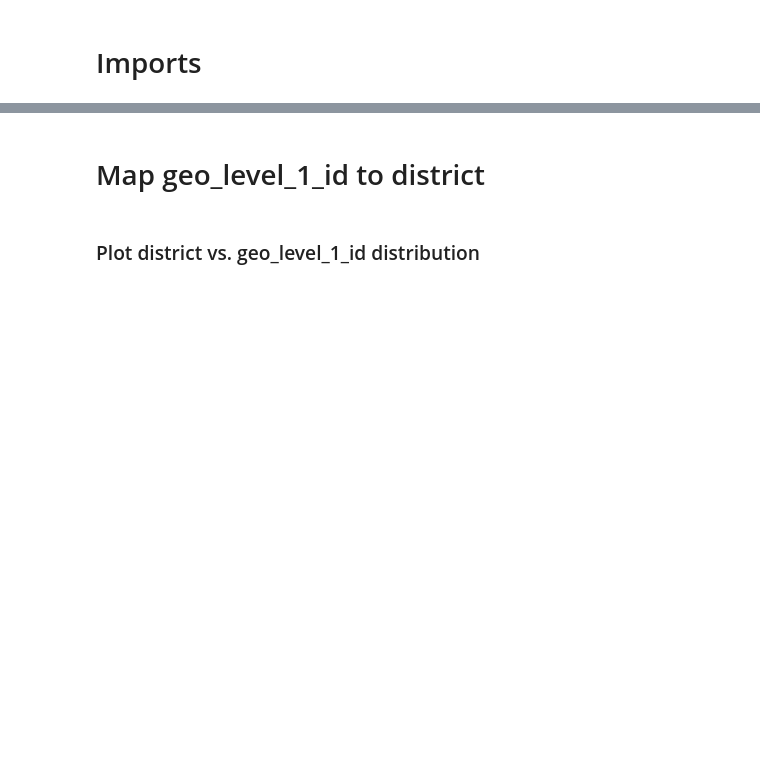
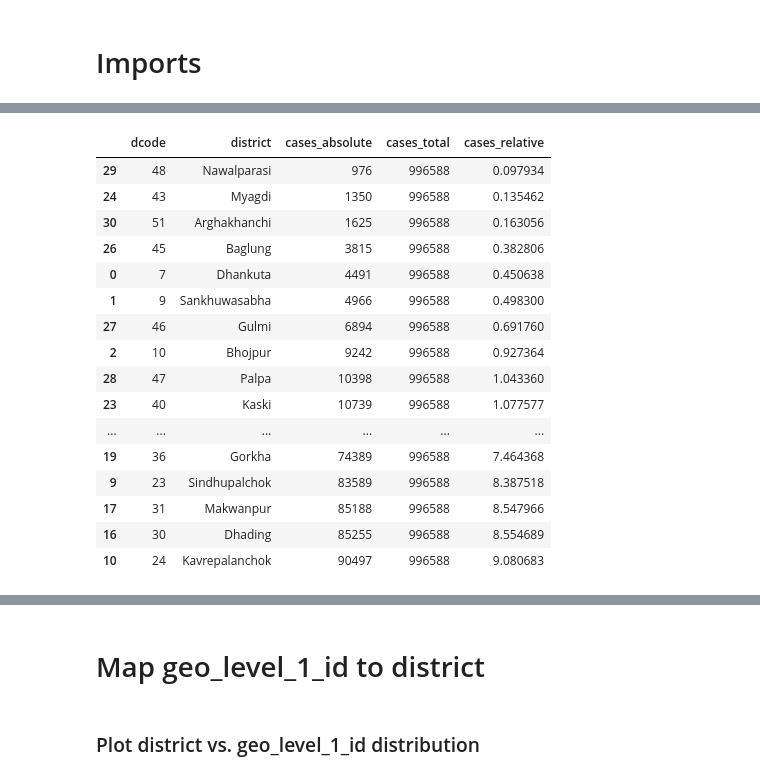
Before and after one commit to nina-prog/richters-predictor-modeling-earthquake-damage, a Jupyter notebook: notebooks/week06/week06-geo-level-mapping.ipynb, the cells around one changed output, grey strips where cells are left out. Drawn from its saved outputs; the diff is of its cells as text; code cells hidden in the pictures; blank space fills up the shorter version.

```diff
--- a/notebooks/week06/week06-geo-level-mapping.ipynb
+++ b/notebooks/week06/week06-geo-level-mapping.ipynb
@@ -50,0 +39,15 @@ districts
+# %%
+# Get survey statistics about the number of cases per district
+survey_stats = json.loads(survey_data.at[0, 'var_catgry'])
+df_survey_stats = pd.DataFrame(survey_stats).explode('stats')
+# Extract the value of the 'value' key in the stats and create a DataFrame
+df_stats_values = pd.DataFrame(df_survey_stats['stats'].tolist()).rename(columns={'value': 'cases_absolute'})
+df_stats_values['cases_absolute']  = df_stats_values['cases_absolute'].astype(int)
+# Combine the original DataFrame with the extracted stats values DataFrame
+df_survey_stats = pd.concat([df_survey_stats, df_stats_values], axis=1)
+# Rename columns
+df_survey_stats.rename(columns={"labl": "district", "value": "dcode"}, inplace=True)
+# Change data type
+df_survey_stats['dcode'] = df_survey_stats['dcode'].astype(int)
+# Drop unnecessary columns
+df_survey_stats.drop(['stats', 'is_missing', 'type', 'wgtd'], axis=1, inplace=True)
@@ -51,2 +59,22 @@ districts
+# %%
+df_survey_stats
+# %% [output]
+|  | dcode | district | cases_absolute | cases_total | cases_relative |
+| 29 | 48 | Nawalparasi | 976 | 996588 | 0.097934 |
+| 24 | 43 | Myagdi | 1350 | 996588 | 0.135462 |
+| 30 | 51 | Arghakhanchi | 1625 | 996588 | 0.163056 |
+| 26 | 45 | Baglung | 3815 | 996588 | 0.382806 |
+| 0 | 7 | Dhankuta | 4491 | 996588 | 0.450638 |
+| 1 | 9 | Sankhuwasabha | 4966 | 996588 | 0.498300 |
+| 27 | 46 | Gulmi | 6894 | 996588 | 0.691760 |
+| 2 | 10 | Bhojpur | 9242 | 996588 | 0.927364 |
+| 28 | 47 | Palpa | 10398 | 996588 | 1.043360 |
+| 23 | 40 | Kaski | 10739 | 996588 | 1.077577 |
+| ... | ... | ... | ... | ... | ... |
+| 19 | 36 | Gorkha | 74389 | 996588 | 7.464368 |
+| 9 | 23 | Sindhupalchok | 83589 | 996588 | 8.387518 |
+| 17 | 31 | Makwanpur | 85188 | 996588 | 8.547966 |
+| 16 | 30 | Dhading | 85255 | 996588 | 8.554689 |
+| 10 | 24 | Kavrepalanchok | 90497 | 996588 | 9.080683 |
 # %% [markdown]
 # Map geographical data to districts
```
Also changed, not shown: parts of 25 cells of this notebook.
